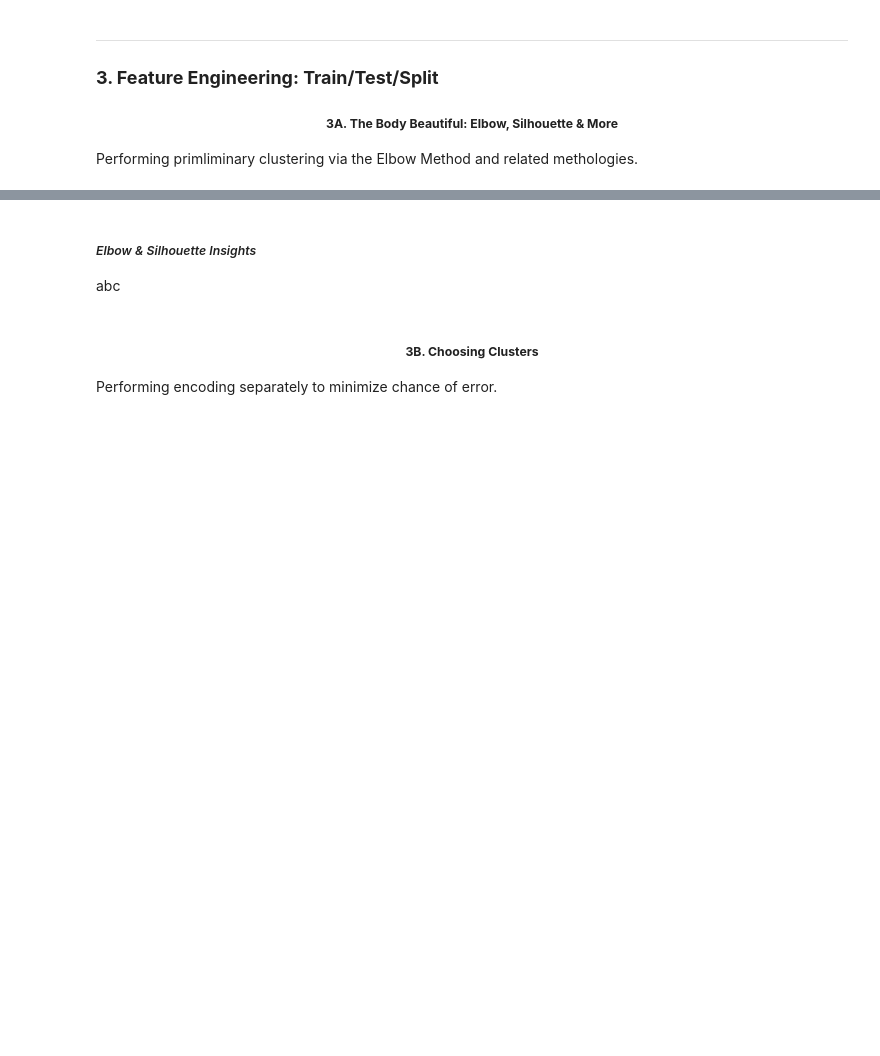
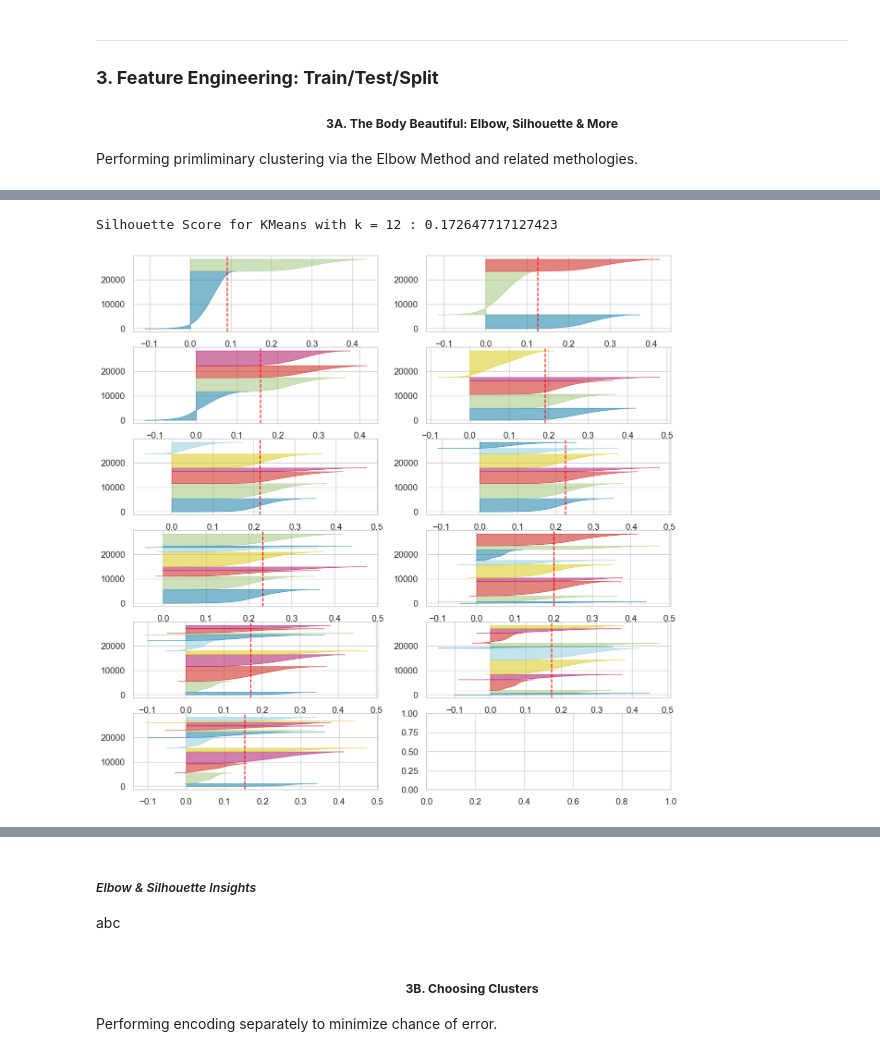
Before and after one commit to winni-datadiva/music-rec-algo, a Jupyter notebook: Code/03_Model.ipynb, the cells around one changed output, grey strips where cells are left out. Drawn from its saved outputs; the diff is of its cells as text; code cells hidden in the pictures; blank space fills up the shorter version.

```diff
--- a/Code/03_Model.ipynb
+++ b/Code/03_Model.ipynb
@@ -344,25 +391,30 @@ plt.show()
 # %%
 # Crosschecking Elbow Visualizer recommendation with silhouette score
 k_values = range(2, 13)
 
 for k in k_values:
     model = KMeans(k)
     model.fit(X_train)
     # Prediction of models
     Pred = model.predict(X_train)
 
 print("Silhouette Score for KMeans with k =", k, ":", silhouette_score(X_train, Pred))
 
 # Plotting silhouette score for each cluster
 
-fig, ax = plt.subplots(3, 2, figsize=(15, 15))
-for k in k_values:
+fig, ax = plt.subplots(6, 2, figsize=(20, 20))    # 6 rows to fit k=2..12 (11 plots)
+
+for i, k in enumerate(k_values):
     # Creat KMeans instances for different number of clusters
-    km = KMeans(n_clusters=k, init='k-means++', n_init=15, max_iter=100, random_state=42)
-    q, mod = divmod(k, 2)
+    km = KMeans(n_clusters=k, init='k-means++', n_init=12, max_iter=100, random_state=42)
+    row, col = divmod(i, 2)    # Using enumerate index, not k itself
     # Create SilhouetteVisualizer instance with the KMeans & fit it
-    visualizer = SilhouetteVisualizer(km, colors='yellowbrick', ax=ax[q-1][mod])
+    visualizer = SilhouetteVisualizer(km, colors='yellowbrick', ax=ax[row][col])
     visualizer.fit(X_train)
+plt.savefig("C:\\Users\\winni\\music-rec-algo\\Doc\\silhouette_cluster_viz.png", dpi=150)
+# %% [output]
+Silhouette Score for KMeans with k = 12 : 0.172647717127423
+[figure, added]
 # %%
 # Creating 2D cluster visual Elbow/Silhouette to help finalize decision
 
```
Also changed, not shown: parts of 12 cells of this notebook, 2 other files.
